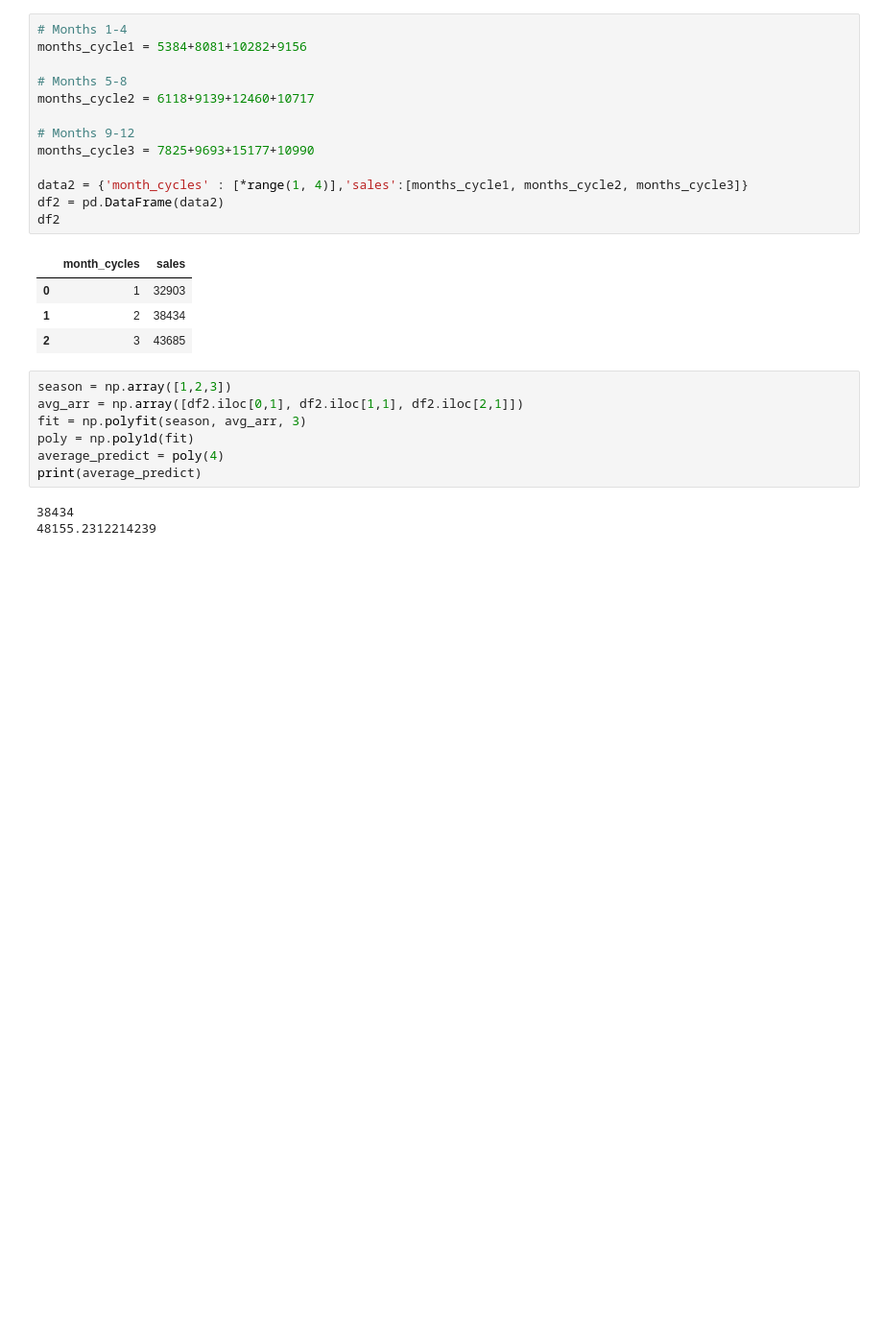
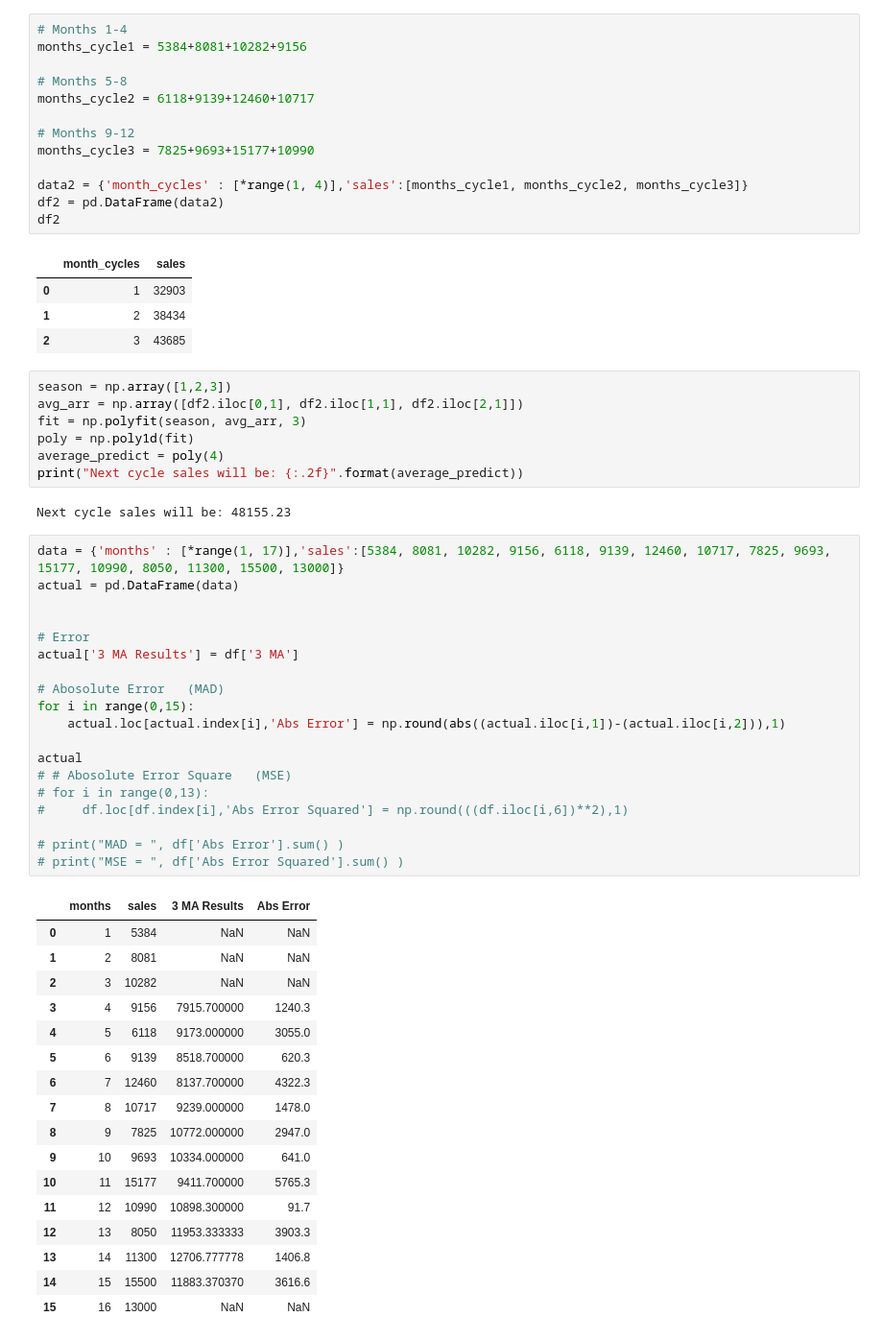
Before and after one commit to Eyefreeze/3803ICT-Lab-3, a Jupyter notebook: Lab 3.ipynb, the cells around one changed output. Shown: that part at 96% size. Cells and saved outputs as stored; diff of their text form; blank space fills up the shorter version.

```diff
--- a/Lab 3.ipynb
+++ b/Lab 3.ipynb
@@ -155,7 +155,43 @@ avg_arr = np.array([df2.iloc[0,1], df2.iloc[1,1], df2.iloc[2,1]])
 fit = np.polyfit(season, avg_arr, 3)
 poly = np.poly1d(fit)
 average_predict = poly(4)
-print(average_predict)
+print("Next cycle sales will be: {:.2f}".format(average_predict))
 # %% [output]
-38434
-48155.2312214239
+Next cycle sales will be: 48155.23
+# %%
+data = {'months' : [*range(1, 17)],'sales':[5384, 8081, 10282, 9156, 6118, 9139, 12460, 10717, 7825, 9693, 15177, 10990, 8050, 11300, 15500, 13000]}
+actual = pd.DataFrame(data)
+
+
+# Error
+actual['3 MA Results'] = df['3 MA']
+
+# Abosolute Error   (MAD)
+for i in range(0,15):
+    actual.loc[actual.index[i],'Abs Error'] = np.round(abs((actual.iloc[i,1])-(actual.iloc[i,2])),1)
+
+actual
+# # Abosolute Error Square   (MSE)
+# for i in range(0,13):
+#     df.loc[df.index[i],'Abs Error Squared'] = np.round(((df.iloc[i,6])**2),1)
+
+# print("MAD = ", df['Abs Error'].sum() )
+# print("MSE = ", df['Abs Error Squared'].sum() )
+# %% [output]
+|  | months | sales | 3 MA Results | Abs Error |
+| 0 | 1 | 5384 | NaN | NaN |
+| 1 | 2 | 8081 | NaN | NaN |
+| 2 | 3 | 10282 | NaN | NaN |
+| 3 | 4 | 9156 | 7915.700000 | 1240.3 |
+| 4 | 5 | 6118 | 9173.000000 | 3055.0 |
+| 5 | 6 | 9139 | 8518.700000 | 620.3 |
+| 6 | 7 | 12460 | 8137.700000 | 4322.3 |
+| 7 | 8 | 10717 | 9239.000000 | 1478.0 |
+| 8 | 9 | 7825 | 10772.000000 | 2947.0 |
+| 9 | 10 | 9693 | 10334.000000 | 641.0 |
+| 10 | 11 | 15177 | 9411.700000 | 5765.3 |
+| 11 | 12 | 10990 | 10898.300000 | 91.7 |
+| 12 | 13 | 8050 | 11953.333333 | 3903.3 |
+| 13 | 14 | 11300 | 12706.777778 | 1406.8 |
+| 14 | 15 | 15500 | 11883.370370 | 3616.6 |
+| 15 | 16 | 13000 | NaN | NaN |
```
Also changed, not shown: parts of 3 cells of this notebook.
